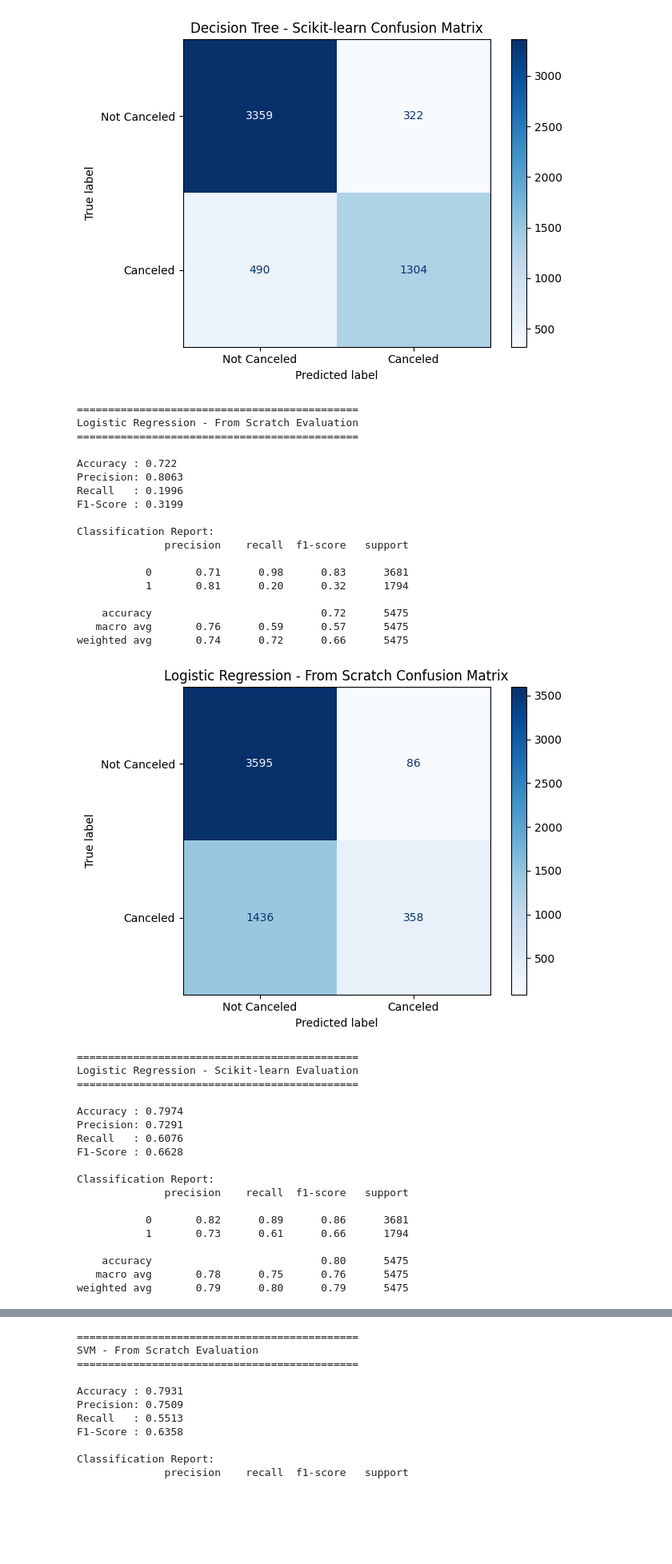
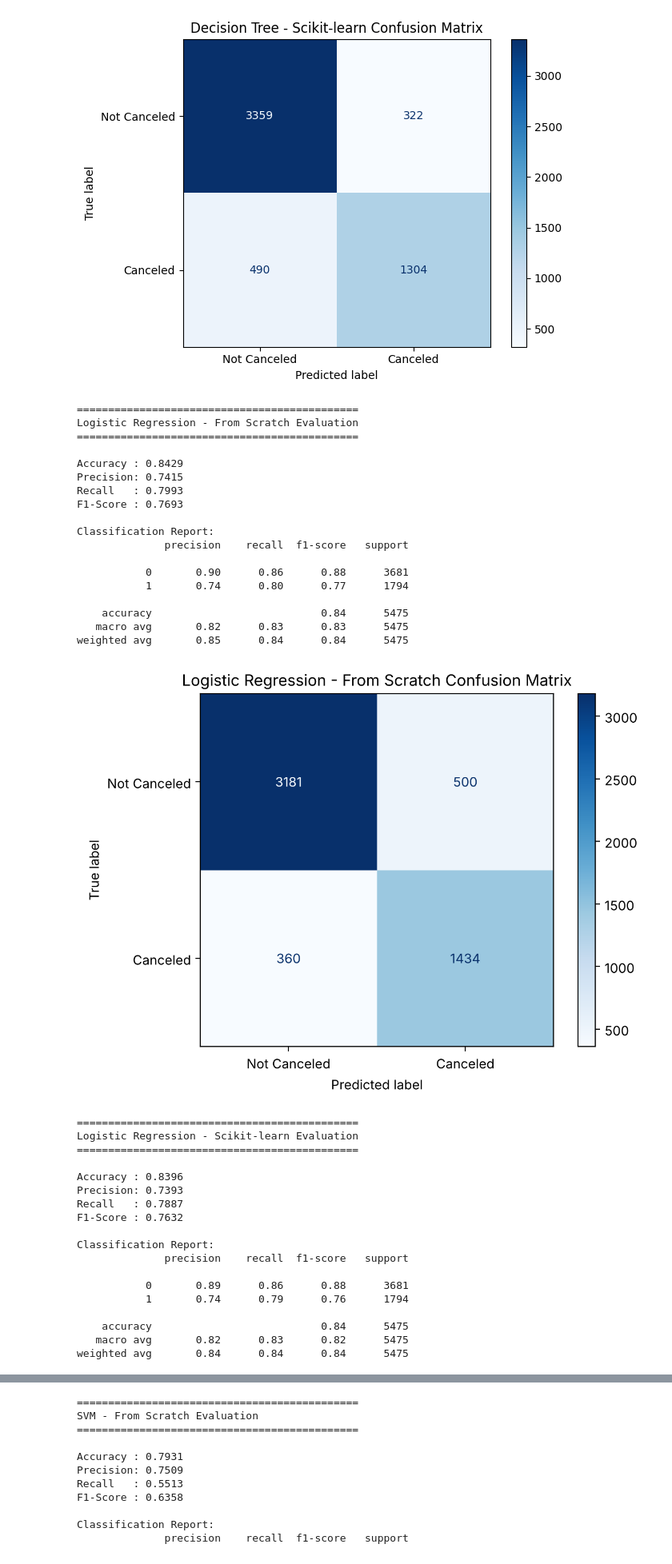
Before and after one commit to rhenprojects/IF3170_G12_YuzukiAkatsukiMilikKita, a Jupyter notebook: notebook/Notebook_IF3170_G12_YuzukiAkatsukiMilikKita.ipynb, the cells around one changed output, grey strips where cells are left out. Shown at 80% size. Cells and saved outputs as stored; diff of their text form; code cells hidden in the pictures; blank space fills up the shorter version.

```diff
--- a/notebook/Notebook_IF3170_G12_YuzukiAkatsukiMilikKita.ipynb
+++ b/notebook/Notebook_IF3170_G12_YuzukiAkatsukiMilikKita.ipynb
@@ -1192,9 +1192,22 @@ This part covers the model with L1, L2, and Elastic Net regularization.
 # ==========================================
 # Logistic Regression MODELING
 # ==========================================
-def logistic_regression_modeling(penalty: str = "l2", C: float = 1.0, l1_ratio: float = 0.5):
-    global logistic_model, y_pred_lr
+from src.preprocessing import build_logistic_regression_pipeline
+from src.tuning import macro_f1_score
+from src.run_logistic_regression import GRIDS, find_threshold, make_sklearn_model
 
-    logistic_model = ScratchLogisticRegression(learning_rate=0.01, n_epochs=100, penalty=penalty, reg_lambda=1 / C, l1_ratio=l1_ratio, optimizer="adagrad", random_state=42)
-    logistic_model.fit(x_train_prepared, y_train)
-    y_pred_lr = logistic_model.predict(x_val_prepared)
+# Mengambil konfigurasi terbaik dari tuning di bagian Improvements.
+LR_PARAMS = {"optimizer": "sga", "n_epochs": 10, "learning_rate": 0.01, "lr_decay": 0.7, "penalty": "l2", "reg_lambda": 0.0003}
+
+def logistic_regression_modeling(params=LR_PARAMS):
+    global lr_pipeline, x_train_lr, x_val_lr, logistic_model, y_prob_lr, lr_threshold, y_pred_lr
+
+    # Memakai track sendiri (binning + interaksi), soalnya fitur pipeline KNN bikin model linear mentok.
+    lr_pipeline = build_logistic_regression_pipeline()
+    x_train_lr = lr_pipeline.fit_transform(x_train)
+    x_val_lr = lr_pipeline.transform(x_val)
+
+    logistic_model = ScratchLogisticRegression(random_state=42, **params).fit(x_train_lr, y_train)
+    y_prob_lr = logistic_model.predict_proba(x_val_lr)
+    _, lr_threshold = find_threshold(y_val, y_prob_lr)
+    y_pred_lr = logistic_model.predict(x_val_lr, threshold=lr_threshold)
@@ -1544,44 +1639,55 @@ weighted avg       0.85      0.85      0.85      5475
 # %%
 # ==========================================
 # Compare Logistic Regression
 # ==========================================
-logistic_regression_modeling(penalty="l2", C=1.0)
-compare_with_sklearn("Logistic Regression", y_pred_lr, LogisticRegression(penalty="l2", C=1.0, solver="lbfgs", max_iter=2000, random_state=42), x_train_prepared, x_val_prepared)
+logistic_regression_modeling()
+
+# Menyamakan C sklearn dengan reg_lambda dan memakai threshold yang sama biar perbandingannya adil.
+sklearn_lr = make_sklearn_model(LR_PARAMS, len(y_train)).fit(x_train_lr, y_train)
+y_pred_lr_sklearn = (sklearn_lr.predict_proba(x_val_lr)[:, 1] >= lr_threshold).astype(int)
+
+model_evaluation(y_val, y_pred_lr, "Logistic Regression - From Scratch")
+model_evaluation(y_val, y_pred_lr_sklearn, "Logistic Regression - Scikit-learn")
+
+print("Threshold           :", lr_threshold)
+print("Macro F1 from scratch:", round(macro_f1_score(y_val, y_pred_lr), 4))
+print("Macro F1 scikit-learn:", round(macro_f1_score(y_val, y_pred_lr_sklearn), 4))
+print(f"Prediksi yang sama  : {np.mean(y_pred_lr == y_pred_lr_sklearn):.1%}")
 # %% [output]
 =============================================
 Logistic Regression - From Scratch Evaluation
 =============================================
 
-Accuracy : 0.722
-Precision: 0.8063
-Recall   : 0.1996
-F1-Score : 0.3199
+Accuracy : 0.8429
+Precision: 0.7415
+Recall   : 0.7993
+F1-Score : 0.7693
 
 Classification Report:
               precision    recall  f1-score   support
 
-           0       0.71      0.98      0.83      3681
-           1       0.81      0.20      0.32      1794
+           0       0.90      0.86      0.88      3681
+           1       0.74      0.80      0.77      1794
 
-    accuracy                           0.72      5475
-   macro avg       0.76      0.59      0.57      5475
-weighted avg       0.74      0.72      0.66      5475
+    accuracy                           0.84      5475
+   macro avg       0.82      0.83      0.83      5475
+weighted avg       0.85      0.84      0.84      5475
-[figure, old version]
+[figure, new version]
 =============================================
 Logistic Regression - Scikit-learn Evaluation
 =============================================
 
-Accuracy : 0.7974
-Precision: 0.7291
-Recall   : 0.6076
-F1-Score : 0.6628
+Accuracy : 0.8396
+Precision: 0.7393
+Recall   : 0.7887
+F1-Score : 0.7632
 
 Classification Report:
               precision    recall  f1-score   support
 
-           0       0.82      0.89      0.86      3681
-           1       0.73      0.61      0.66      1794
+           0       0.89      0.86      0.88      3681
+           1       0.74      0.79      0.76      1794
 
-    accuracy                           0.80      5475
-   macro avg       0.78      0.75      0.76      5475
-weighted avg       0.79      0.80      0.79      5475
+    accuracy                           0.84      5475
+   macro avg       0.82      0.83      0.82      5475
+weighted avg       0.84      0.84      0.84      5475
```
Also changed, not shown: parts of 13 cells of this notebook.
